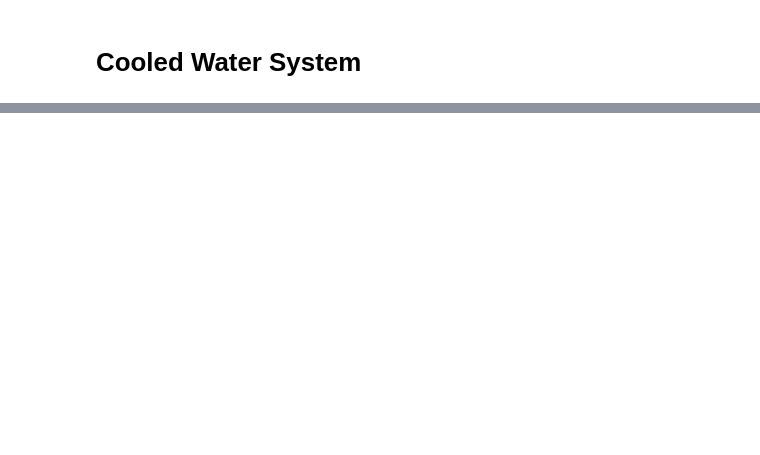
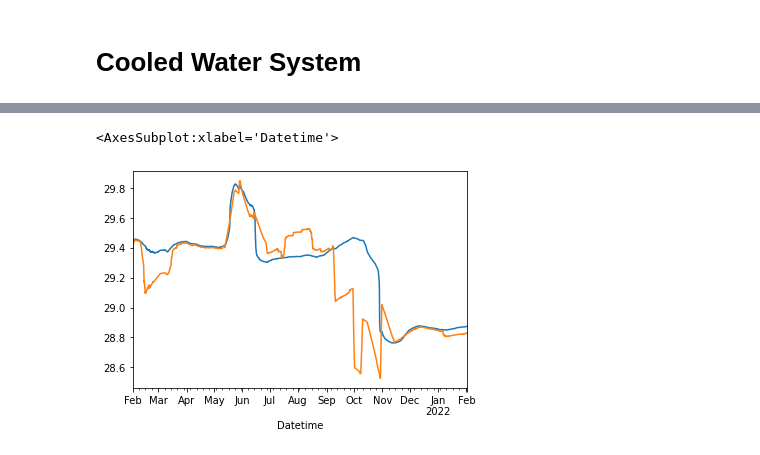
Before and after one commit to Psemata/CooledWaterSystem, a Jupyter notebook: cooledwatersystem.ipynb, the cells around one changed output, grey strips where cells are left out. Cells and saved outputs as stored; diff of their text form; code cells hidden in the pictures; blank space fills up the shorter version.

```diff
--- a/cooledwatersystem.ipynb
+++ b/cooledwatersystem.ipynb
@@ -42,0 +71,7 @@ data.plot(y=["PMP", "TAF"])
+# %%
+# Moyenne et médiane glissante sur 30 jours
+data.TBF.rolling('30d').median().plot()
+data.TBF.rolling('30d').mean().plot()
+# %% [output]
+<AxesSubplot:xlabel='Datetime'>
+[figure, added]
```
Also changed, not shown: parts of 41 cells of this notebook, 4 other files.
